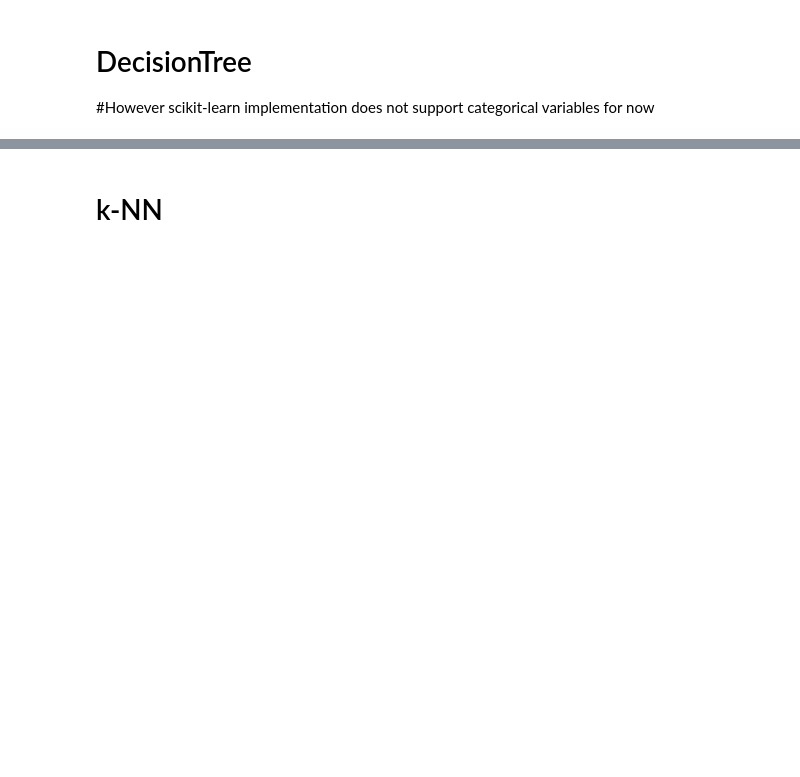
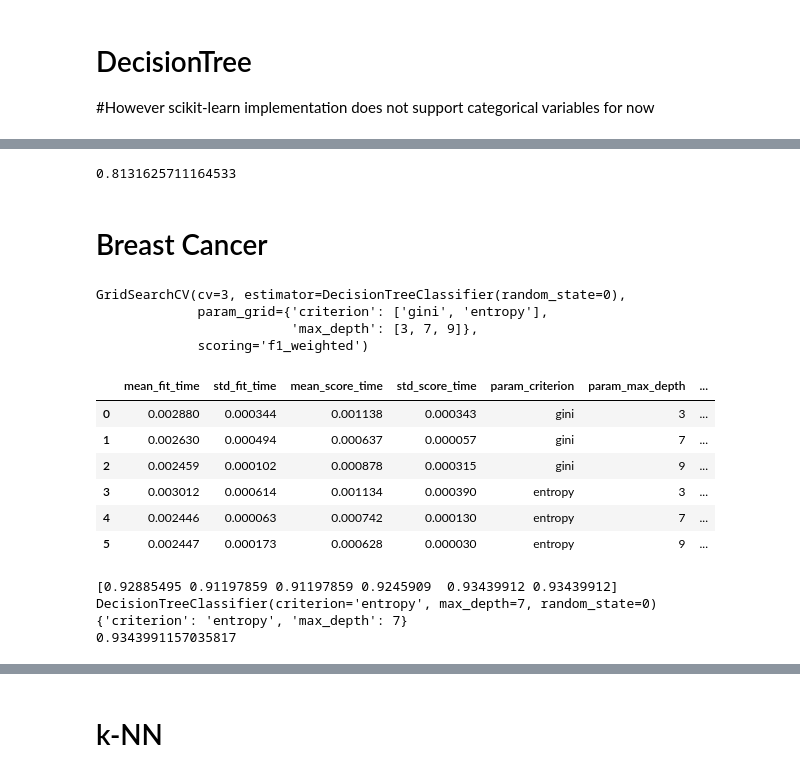
Before and after one commit to paulo-lang/classificacao-e-regressao, a Jupyter notebook: Baseline-Classification.ipynb, the cells around one changed output, grey strips where cells are left out. Cells and saved outputs as stored; diff of their text form; code cells hidden in the pictures; blank space fills up the shorter version.

```diff
--- a/Baseline-Classification.ipynb
+++ b/Baseline-Classification.ipynb
@@ -234,0 +323,7 @@ f1_score(y_true, y_pred, average='weighted')
+# %%
+#Breast Cancer
+from sklearn.model_selection import GridSearchCV
+
+param_grid = {'criterion':['gini', 'entropy'], 'max_depth':[3, 7, 9]}
+best_tree_bre = GridSearchCV(clf_tree_bre, param_grid, scoring=('f1_weighted'), cv=3, refit=True)
+best_tree_bre.fit(xbre, ybre)
@@ -234,0 +372,6 @@ f1_score(y_true, y_pred, average='weighted')
+# %%
+best_model_bre = best_tree_bre.best_estimator_
+best_model_bre.fit(xbre, ybre)
+
+df_bre = pd.DataFrame(best_tree_bre.cv_results_)
+df_bre
@@ -234,0 +481,39 @@ f1_score(y_true, y_pred, average='weighted')
+# %%
+from sklearn.metrics import f1_score
+f1_score(y_true_dig, y_pred_dig, average='weighted')
+# %% [output]
+0.8131625711164533
+# %% [markdown]
+# Breast Cancer
+# %%
+X_train_bre, X_test_bre, y_train_bre, y_test_bre = train_test_split(xbre, ybre, test_size=0.3, random_state=0)
+
+param_grid_bre = {'criterion':['gini', 'entropy'], 'max_depth':[3, 7, 9]}
+best_tree_bre = GridSearchCV(clf_tree, param_grid_bre, scoring=('f1_weighted'), cv=3)
+best_tree_bre.fit(X_train_bre, y_train_bre)
+# %% [output]
+GridSearchCV(cv=3, estimator=DecisionTreeClassifier(random_state=0),
+             param_grid={'criterion': ['gini', 'entropy'],
+                         'max_depth': [3, 7, 9]},
+             scoring='f1_weighted')
+# %%
+df_bre = pd.DataFrame(best_tree_bre.cv_results_)
+df_bre
+# %% [output]
+|  | mean_fit_time | std_fit_time | mean_score_time | std_score_time | param_criterion | param_max_depth | ... |
+| 0 | 0.002880 | 0.000344 | 0.001138 | 0.000343 | gini | 3 | ... |
+| 1 | 0.002630 | 0.000494 | 0.000637 | 0.000057 | gini | 7 | ... |
+| 2 | 0.002459 | 0.000102 | 0.000878 | 0.000315 | gini | 9 | ... |
+| 3 | 0.003012 | 0.000614 | 0.001134 | 0.000390 | entropy | 3 | ... |
+| 4 | 0.002446 | 0.000063 | 0.000742 | 0.000130 | entropy | 7 | ... |
+| 5 | 0.002447 | 0.000173 | 0.000628 | 0.000030 | entropy | 9 | ... |
+# %%
+print(best_tree_bre.cv_results_['mean_test_score'])
+print(best_tree_bre.best_estimator_)
+print(best_tree_bre.best_params_)
+print(best_tree_bre.best_score_)
+# %% [output]
+[0.92885495 0.91197859 0.91197859 0.9245909  0.93439912 0.93439912]
+DecisionTreeClassifier(criterion='entropy', max_depth=7, random_state=0)
+{'criterion': 'entropy', 'max_depth': 7}
+0.9343991157035817
```
Also changed, not shown: parts of 74 cells of this notebook, 1 other file.
